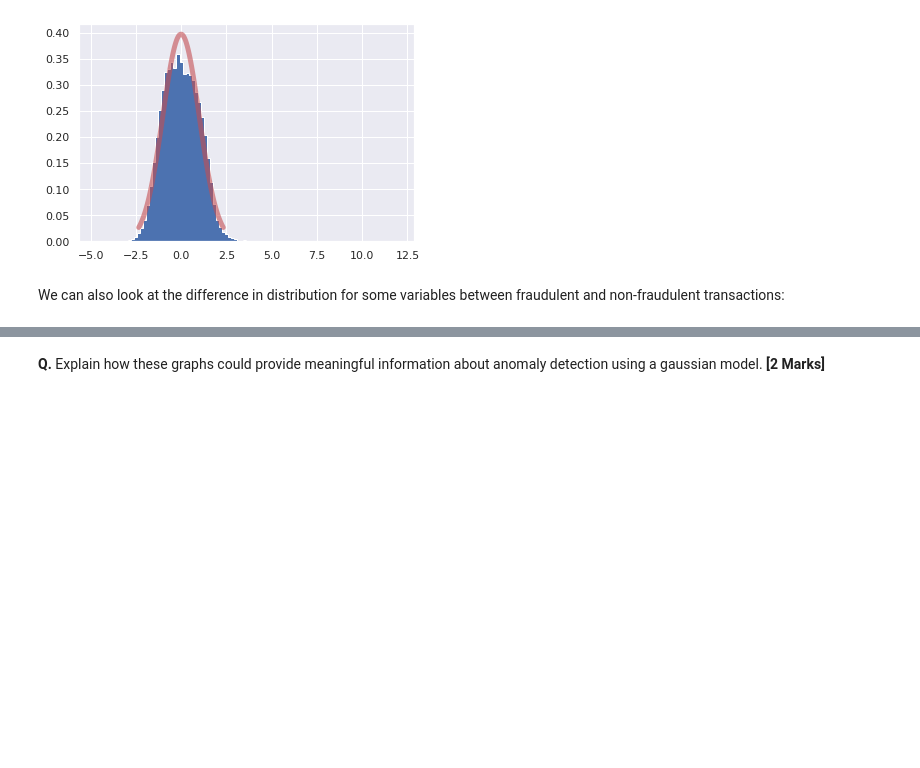
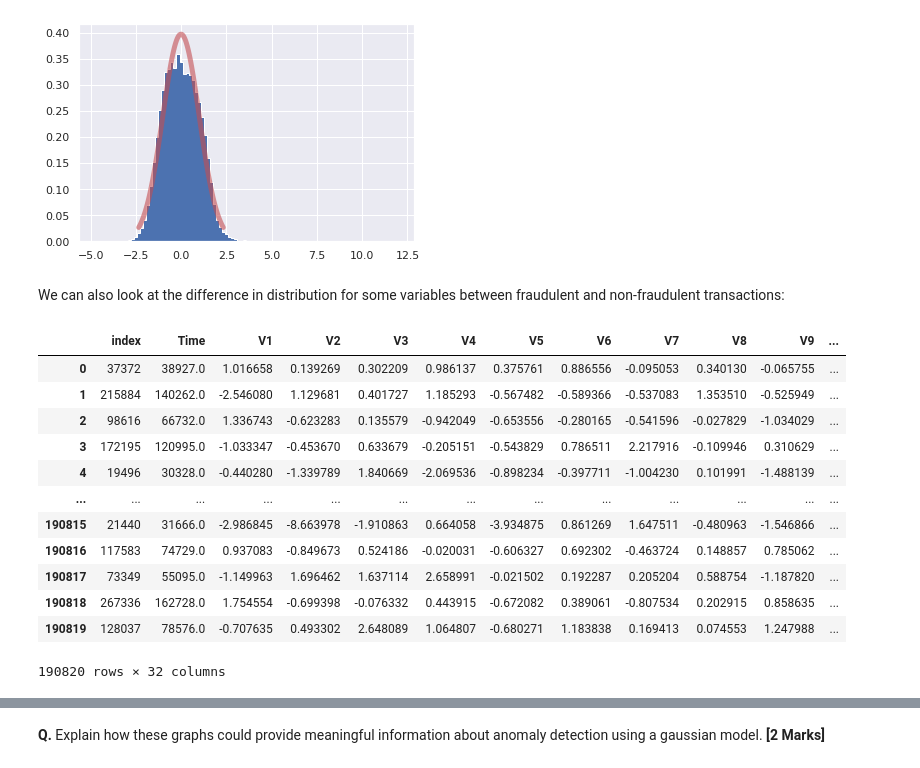
Before and after one commit to armandordorica/APS1070_Anomaly_Detection, a Jupyter notebook: APS1070_Project_2_part_2_only.ipynb, the cells around one changed output, grey strips where cells are left out. Drawn from its saved outputs; the diff is of its cells as text; code cells hidden in the pictures; blank space fills up the shorter version.

```diff
--- a/APS1070_Project_2_part_2_only.ipynb
+++ b/APS1070_Project_2_part_2_only.ipynb
@@ -140,6 +123,22 @@ plt.show()
 [figure]
 # %% [markdown]
 We can also look at the difference in distribution for some variables between fraudulent and non-fraudulent transactions:
+# %%
+X_train
+# %% [output]
+|  | index | Time | V1 | V2 | V3 | V4 | V5 | V6 | V7 | V8 | V9 | ... |
+| 0 | 37372 | 38927.0 | 1.016658 | 0.139269 | 0.302209 | 0.986137 | 0.375761 | 0.886556 | -0.095053 | 0.340130 | -0.065755 | ... |
+| 1 | 215884 | 140262.0 | -2.546080 | 1.129681 | 0.401727 | 1.185293 | -0.567482 | -0.589366 | -0.537083 | 1.353510 | -0.525949 | ... |
+| 2 | 98616 | 66732.0 | 1.336743 | -0.623283 | 0.135579 | -0.942049 | -0.653556 | -0.280165 | -0.541596 | -0.027829 | -1.034029 | ... |
+| 3 | 172195 | 120995.0 | -1.033347 | -0.453670 | 0.633679 | -0.205151 | -0.543829 | 0.786511 | 2.217916 | -0.109946 | 0.310629 | ... |
+| 4 | 19496 | 30328.0 | -0.440280 | -1.339789 | 1.840669 | -2.069536 | -0.898234 | -0.397711 | -1.004230 | 0.101991 | -1.488139 | ... |
+| ... | ... | ... | ... | ... | ... | ... | ... | ... | ... | ... | ... | ... |
+| 190815 | 21440 | 31666.0 | -2.986845 | -8.663978 | -1.910863 | 0.664058 | -3.934875 | 0.861269 | 1.647511 | -0.480963 | -1.546866 | ... |
+| 190816 | 117583 | 74729.0 | 0.937083 | -0.849673 | 0.524186 | -0.020031 | -0.606327 | 0.692302 | -0.463724 | 0.148857 | 0.785062 | ... |
+| 190817 | 73349 | 55095.0 | -1.149963 | 1.696462 | 1.637114 | 2.658991 | -0.021502 | 0.192287 | 0.205204 | 0.588754 | -1.187820 | ... |
+| 190818 | 267336 | 162728.0 | 1.754554 | -0.699398 | -0.076332 | 0.443915 | -0.672082 | 0.389061 | -0.807534 | 0.202915 | 0.858635 | ... |
+| 190819 | 128037 | 78576.0 | -0.707635 | 0.493302 | 2.648089 | 1.064807 | -0.680271 | 1.183838 | 0.169413 | 0.074553 | 1.247988 | ... |
+190820 rows × 32 columns
 # %%
 features=[f for f in df.columns if 'V' in f]
 nplots=np.size(features)
```
Also changed, not shown: parts of 38 cells of this notebook.
